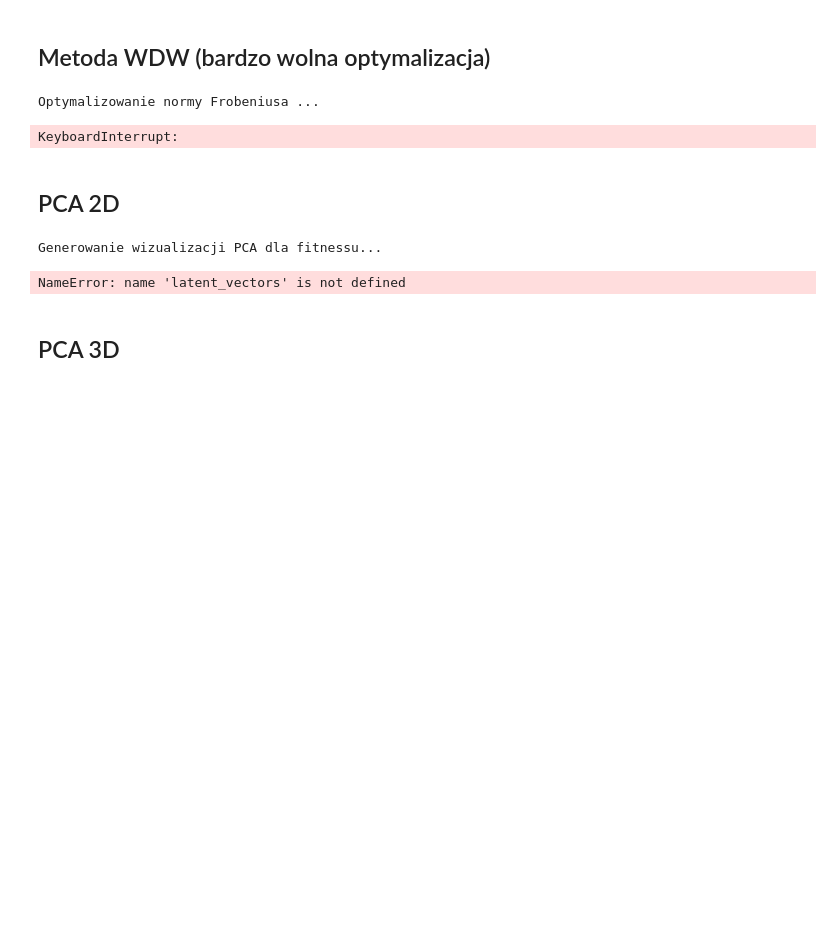
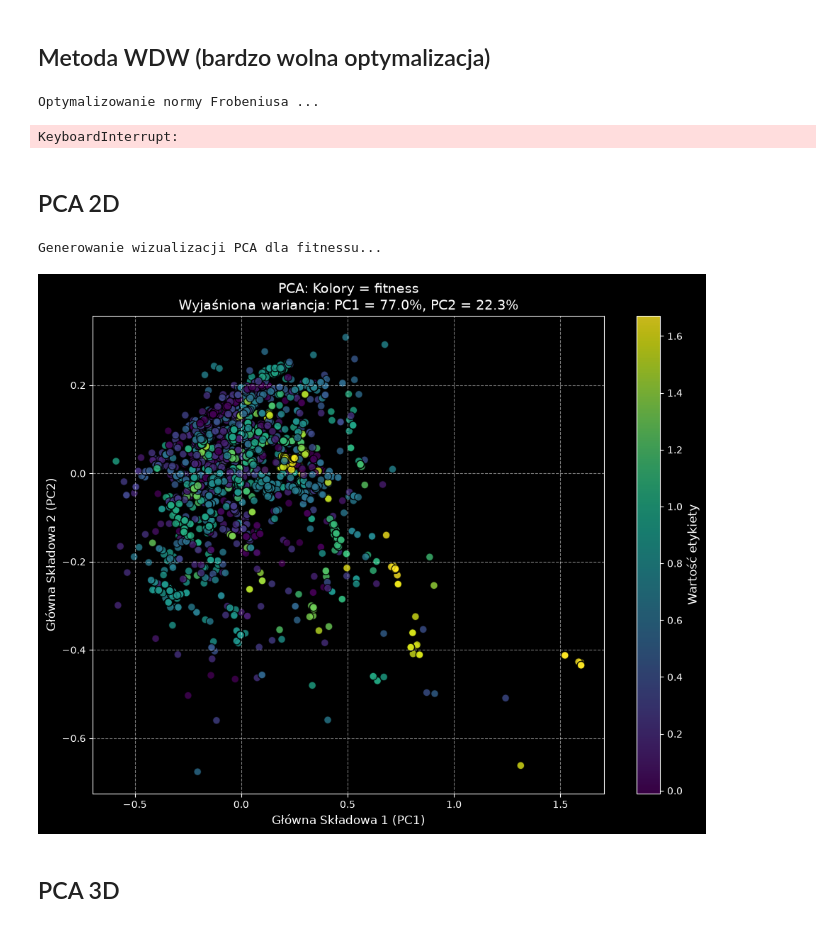
Before and after one commit to Adrix0n/MasterThesisPP, a Jupyter notebook: notebooks/visualization.ipynb, the cells around one changed output. Cells and saved outputs as stored; diff of their text form; code cells hidden in the pictures; blank space fills up the shorter version.

```diff
--- a/notebooks/visualization.ipynb
+++ b/notebooks/visualization.ipynb
@@ -100,7 +117,7 @@ torch.set_printoptions(precision=10)
 # %%
 # Przygotowanie macierzy wektorów ukrytych
 # dataset = FramsticksDummyDataset(num_samples=1000)
-NUMBER_OF_EXAMPLES = 1000
+NUMBER_OF_EXAMPLES = 4000
 genotypes = []
 with open("../results/sampled_individuals_better.jsonl", "r", encoding="utf-8") as f:
 	for line in f:
@@ -118,7 +135,7 @@ dataloader = DataLoader(
 	persistent_workers=True
 )
 
-gae_non_cyclic = GraphAutoencoder(config=config_gae).double()
+gae_non_cyclic = GraphAutoencoder(config=config_gae, frams_module=frams).double()
 gae_non_cyclic.load_state_dict(checkpoint_gae['state_dict'])
 gae_non_cyclic.eval()
 
@@ -266,46 +284,46 @@ def visualize_pca_2d(latent_vectors, labels, title="Wizualizacja PCA przestrzeni
     plt.figure(figsize=(10, 8))
 
     # Wykres punktowy
     scatter = plt.scatter(
         z_pca[:, 0],
         z_pca[:, 1],
         c=labels,
         cmap='viridis',
         marker='o',
         edgecolors='black',
         alpha=0.8,
         s=60
     )
 
     cbar = plt.colorbar(scatter)
     cbar.set_label('Wartość etykiety', fontsize=12)
 
-    for i, label in enumerate(labels):
-        formatted_label = f"{label:.2f}" if isinstance(label, float) else str(label)
-
-        plt.annotate(
-            formatted_label,
-            (z_pca[i, 0], z_pca[i, 1]),
-            textcoords="offset points",
-            xytext=(5, 4),
-            ha='left',
-            fontsize=8,
-            alpha=0.95
-        )
+    # for i, label in enumerate(labels):
+    #     formatted_label = f"{label:.2f}" if isinstance(label, float) else str(label)
+	#
+    #     plt.annotate(
+    #         formatted_label,
+    #         (z_pca[i, 0], z_pca[i, 1]),
+    #         textcoords="offset points",
+    #         xytext=(5, 4),
+    #         ha='left',
+    #         fontsize=8,
+    #         alpha=0.95
+    #     )
 
     plt.title(f'{title}\nWyjaśniona wariancja: PC1 = {explained_variance[0]:.1f}%, PC2 = {explained_variance[1]:.1f}%', fontsize=14)
     plt.xlabel(f'Główna Składowa 1 (PC1)', fontsize=12)
     plt.ylabel(f'Główna Składowa 2 (PC2)', fontsize=12)
     plt.grid(True, linestyle='--', alpha=0.5)
 
     plt.tight_layout()
     plt.show()
 
 print("Generowanie wizualizacji PCA dla fitnessu...")
 visualize_pca_2d(latent_vectors, labels, title=f"PCA: Kolory = {config_gae['locality_loss_type']}")
 # %% [output]
 Generowanie wizualizacji PCA dla fitnessu...
-NameError: name 'latent_vectors' is not defined
+[figure, added]
 # %% [markdown]
 ## PCA 3D
 # %%
```
Also changed, not shown: parts of 3 cells of this notebook, 13 other files.
